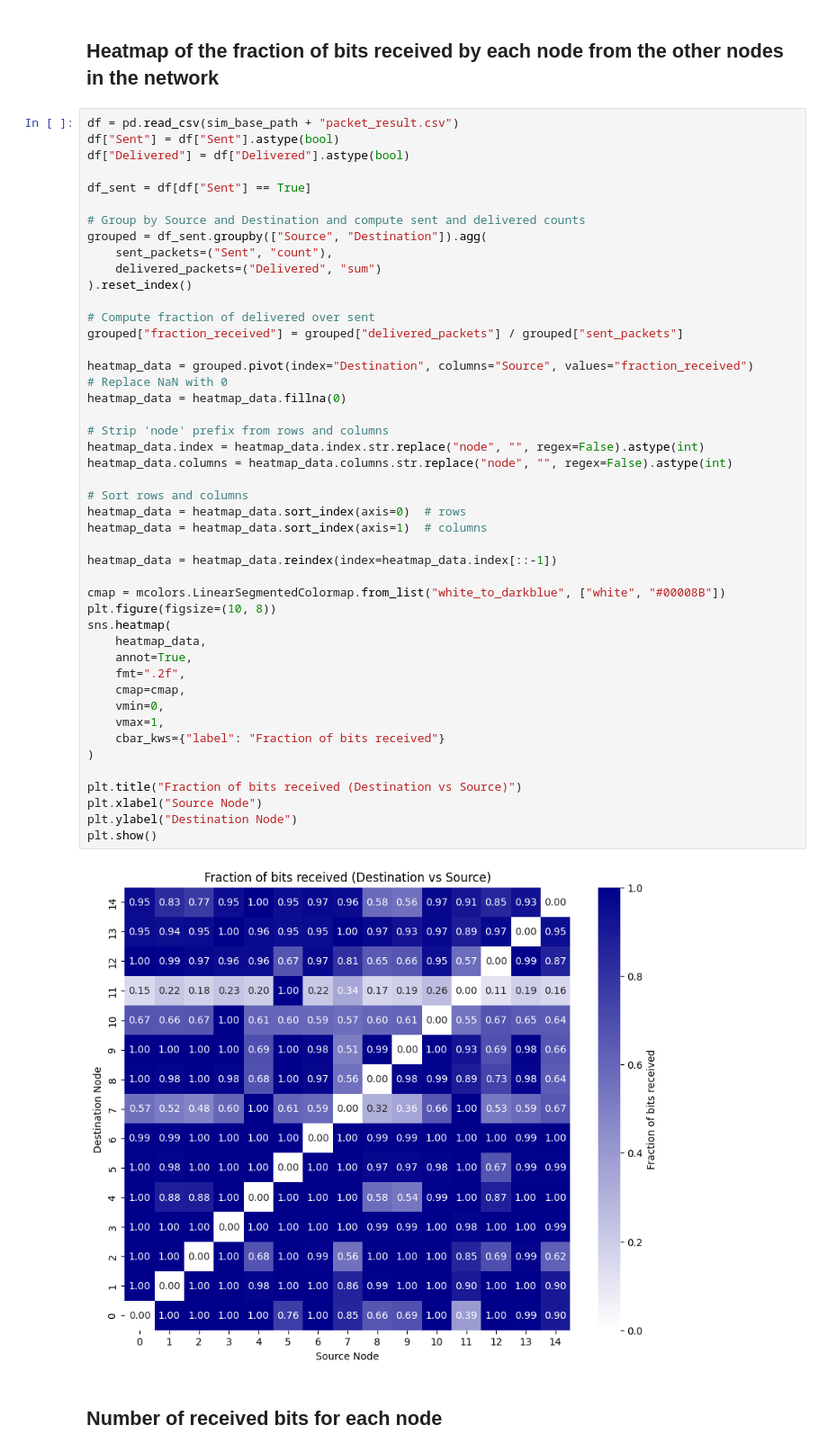
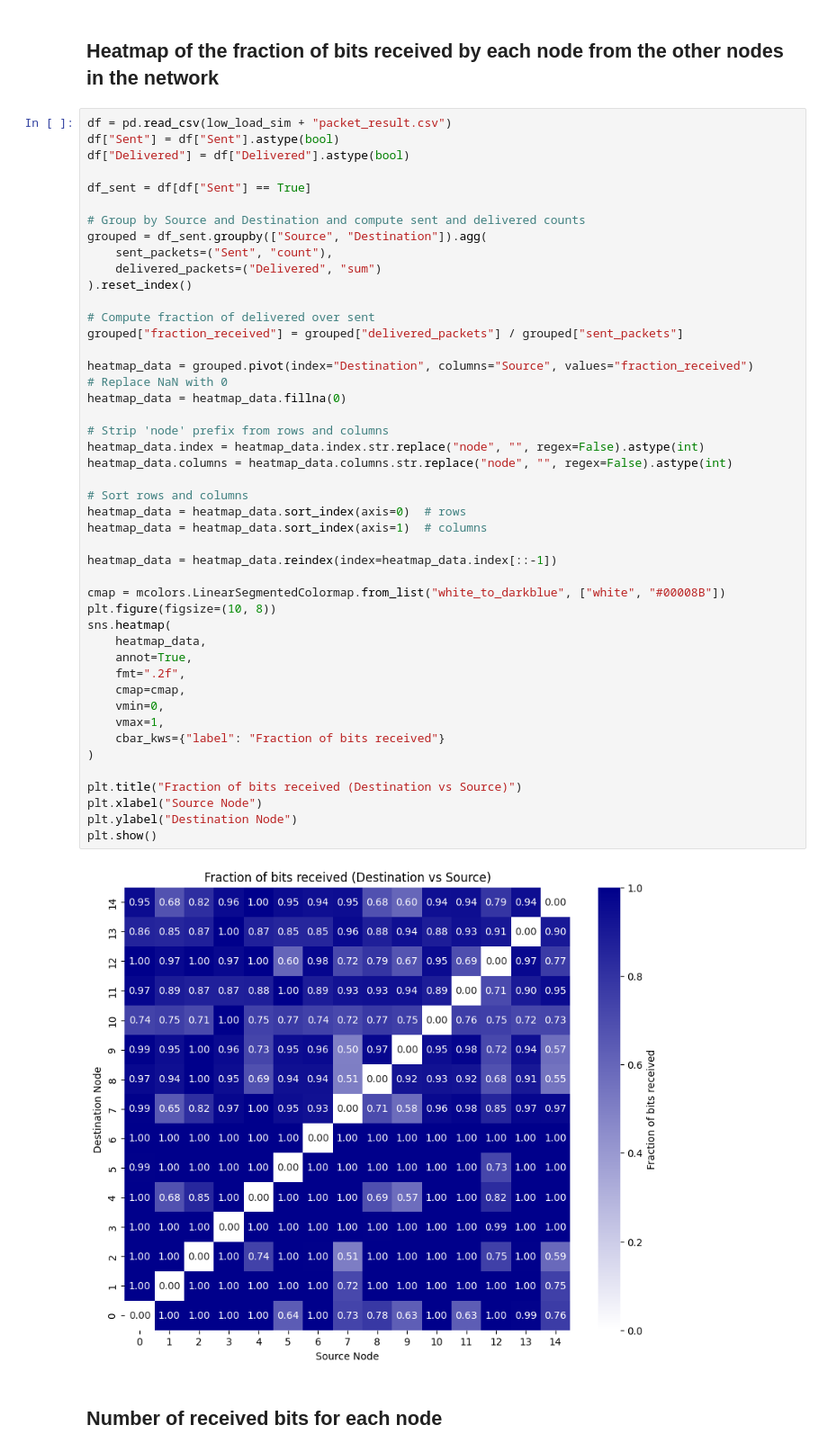
Before and after one commit to forcellatofrancesco/QKD_Simulator, a Jupyter notebook: plots.ipynb, the cells around one changed output. Shown at 90% size. Drawn from its saved outputs; the diff is of its cells as text.

```diff
--- a/plots.ipynb
+++ b/plots.ipynb
@@ -18,7 +20,7 @@ import json
 # %% [markdown]
 ## Heatmap of the fraction of bits received by each node from the other nodes in the network
 # %%
-df = pd.read_csv(sim_base_path + "packet_result.csv")
+df = pd.read_csv(low_load_sim + "packet_result.csv")
 df["Sent"] = df["Sent"].astype(bool)
 df["Delivered"] = df["Delivered"].astype(bool)
 
@@ -37,34 +39,34 @@ heatmap_data = grouped.pivot(index="Destination", columns="Source", values="frac
 # Replace NaN with 0
 heatmap_data = heatmap_data.fillna(0)
 
 # Strip 'node' prefix from rows and columns
 heatmap_data.index = heatmap_data.index.str.replace("node", "", regex=False).astype(int)
 heatmap_data.columns = heatmap_data.columns.str.replace("node", "", regex=False).astype(int)
 
 # Sort rows and columns
 heatmap_data = heatmap_data.sort_index(axis=0)  # rows
 heatmap_data = heatmap_data.sort_index(axis=1)  # columns
 
 heatmap_data = heatmap_data.reindex(index=heatmap_data.index[::-1])
 
 cmap = mcolors.LinearSegmentedColormap.from_list("white_to_darkblue", ["white", "#00008B"])
 plt.figure(figsize=(10, 8))
 sns.heatmap(
     heatmap_data,
     annot=True,
     fmt=".2f",
     cmap=cmap,
     vmin=0,
     vmax=1,
     cbar_kws={"label": "Fraction of bits received"}
 )
 
 plt.title("Fraction of bits received (Destination vs Source)")
 plt.xlabel("Source Node")
 plt.ylabel("Destination Node")
 plt.show()
 # %% [output]
-[figure, old version]
+[figure, new version]
 # %% [markdown]
 ## Number of received bits for each node
 # %%
```
Also changed, not shown: parts of 4 cells of this notebook.
